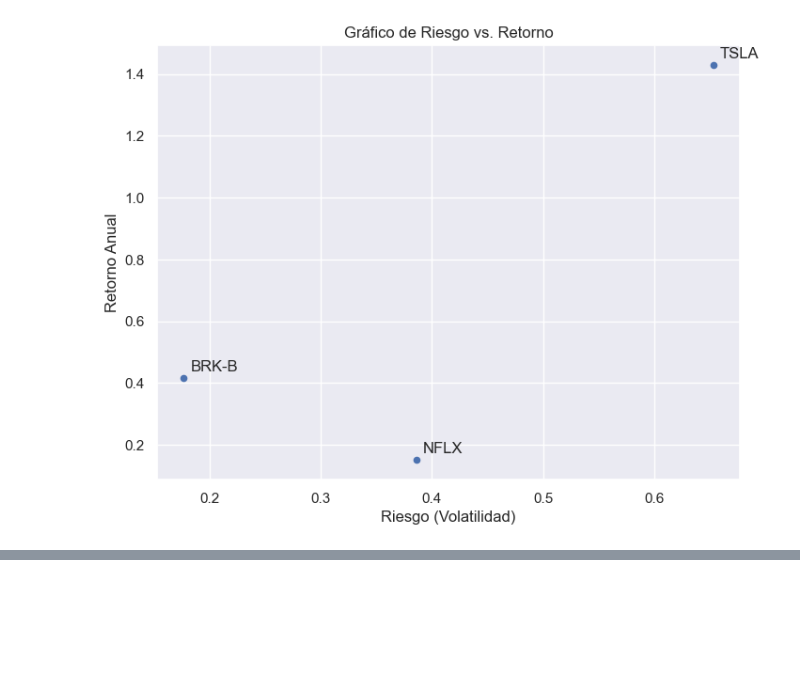
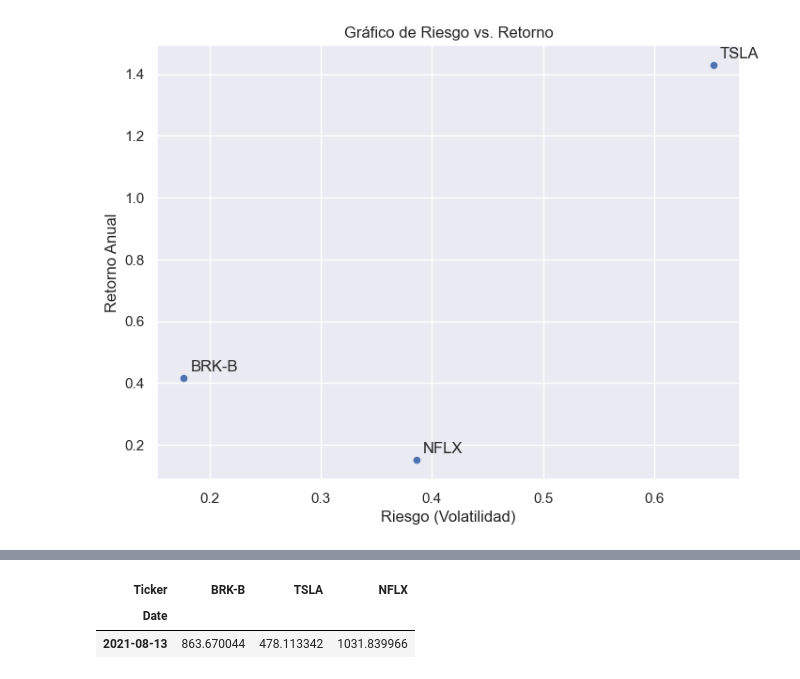
Before and after one commit to DaveQuant/Mathematical-Models-For-Pricing-Options, a Jupyter notebook: portfolio_2.ipynb, the cells around one changed output, grey strips where cells are left out. Cells and saved outputs as stored; diff of their text form; code cells hidden in the pictures; blank space fills up the shorter version.

```diff
--- a/portfolio_2.ipynb
+++ b/portfolio_2.ipynb
@@ -146,0 +156,6 @@ weights = {x : y/sum(shares.values()) for x, y in shares.items()}
+# %%
+final_prices
+# %% [output]
+| Ticker | BRK-B | TSLA | NFLX |
+| Date |  |  |  |
+| 2021-08-13 | 863.670044 | 478.113342 | 1031.839966 |
```
Also changed, not shown: parts of 20 cells of this notebook.
